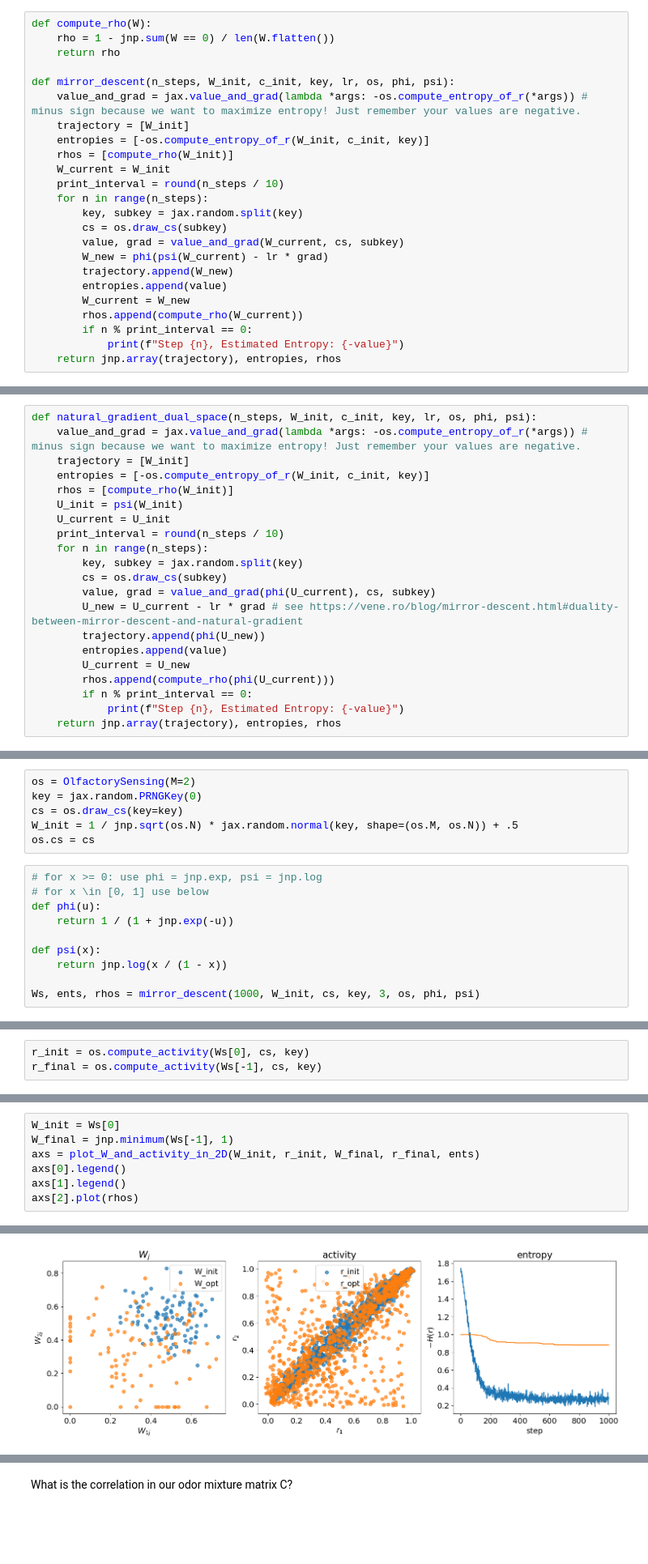
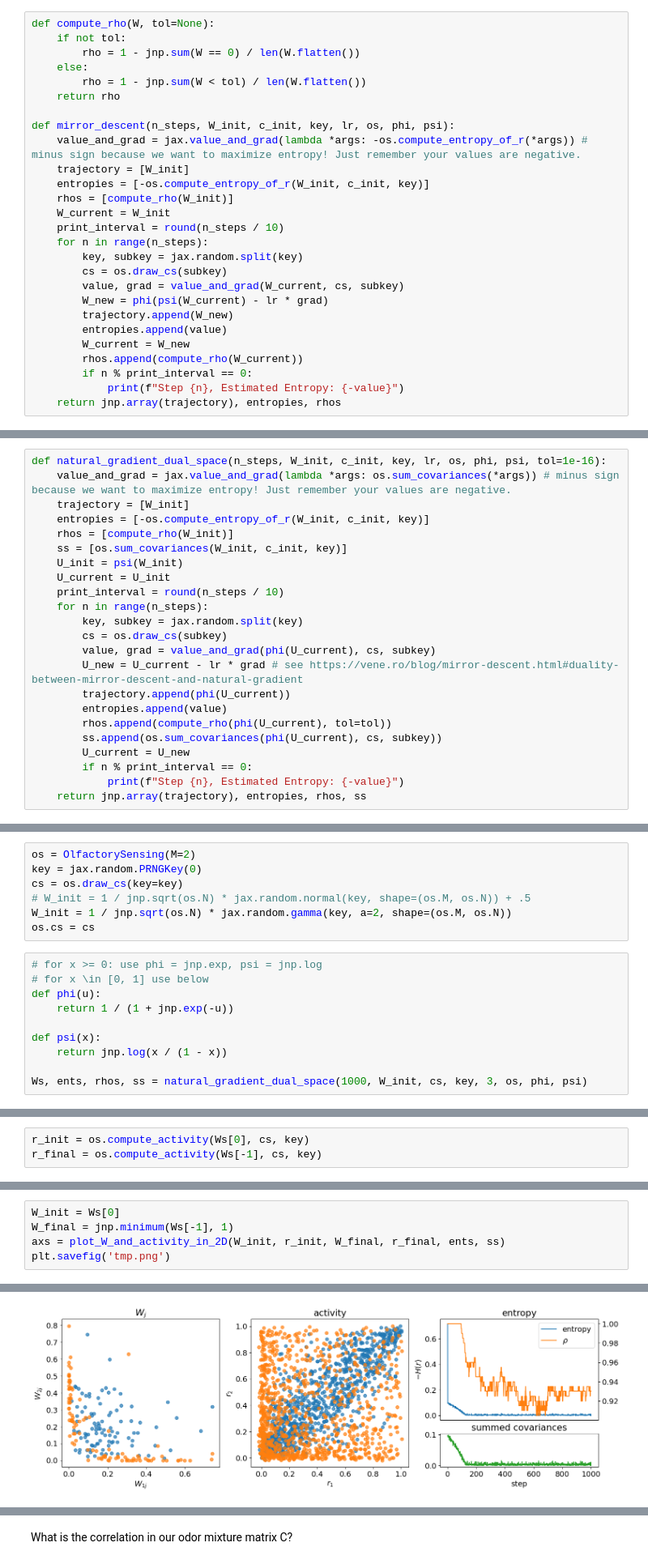
Before and after one commit to juancarlosfdc/noncanonical-olfaction, a Jupyter notebook: canonical-model-jax.ipynb, the cells around one changed output, grey strips where cells are left out. Shown at 81% size. Cells and saved outputs as stored; diff of their text form; blank space fills up the shorter version.

```diff
--- a/canonical-model-jax.ipynb
+++ b/canonical-model-jax.ipynb
@@ -170,8 +180,11 @@ def run_optimization(os, key, W_init, n_steps=int(2e3), param='square', stepsize
 # %% [markdown]
 # much better: mirror descent
 # %%
-def compute_rho(W):
-    rho = 1 - jnp.sum(W == 0) / len(W.flatten())
+def compute_rho(W, tol=None):
+    if not tol:
+        rho = 1 - jnp.sum(W == 0) / len(W.flatten())
+    else:
+        rho = 1 - jnp.sum(W < tol) / len(W.flatten())
     return rho
 
 def mirror_descent(n_steps, W_init, c_init, key, lr, os, phi, psi):
@@ -197,11 +210,12 @@ def mirror_descent(n_steps, W_init, c_init, key, lr, os, phi, psi):
 # even better: natural gradient in dual space
 Equivalent to mirror descent, but more numerically stable
 # %%
-def natural_gradient_dual_space(n_steps, W_init, c_init, key, lr, os, phi, psi):
-    value_and_grad = jax.value_and_grad(lambda *args: -os.compute_entropy_of_r(*args)) # minus sign because we want to maximize entropy! Just remember your values are negative.
+def natural_gradient_dual_space(n_steps, W_init, c_init, key, lr, os, phi, psi, tol=1e-16):
+    value_and_grad = jax.value_and_grad(lambda *args: os.sum_covariances(*args)) # minus sign because we want to maximize entropy! Just remember your values are negative.
     trajectory = [W_init]
     entropies = [-os.compute_entropy_of_r(W_init, c_init, key)]
     rhos = [compute_rho(W_init)]
+    ss = [os.sum_covariances(W_init, c_init, key)]
     U_init = psi(W_init)
     U_current = U_init
     print_interval = round(n_steps / 10)
@@ -210,20 +224,22 @@ def natural_gradient_dual_space(n_steps, W_init, c_init, key, lr, os, phi, psi):
         cs = os.draw_cs(subkey)
         value, grad = value_and_grad(phi(U_current), cs, subkey)
         U_new = U_current - lr * grad # see https://vene.ro/blog/mirror-descent.html#duality-between-mirror-descent-and-natural-gradient
-        trajectory.append(phi(U_new))
+        trajectory.append(phi(U_current))
         entropies.append(value)
+        rhos.append(compute_rho(phi(U_current), tol=tol))
+        ss.append(os.sum_covariances(phi(U_current), cs, subkey))
         U_current = U_new
-        rhos.append(compute_rho(phi(U_current)))
         if n % print_interval == 0:
             print(f"Step {n}, Estimated Entropy: {-value}")
-    return jnp.array(trajectory), entropies, rhos
+    return jnp.array(trajectory), entropies, rhos, ss
 # %% [markdown]
 # M = 2
 # %%
 os = OlfactorySensing(M=2)
 key = jax.random.PRNGKey(0)
 cs = os.draw_cs(key=key)
-W_init = 1 / jnp.sqrt(os.N) * jax.random.normal(key, shape=(os.M, os.N)) + .5
+# W_init = 1 / jnp.sqrt(os.N) * jax.random.normal(key, shape=(os.M, os.N)) + .5
+W_init = 1 / jnp.sqrt(os.N) * jax.random.gamma(key, a=2, shape=(os.M, os.N))
 os.cs = cs
 # %%
 # for x >= 0: use phi = jnp.exp, psi = jnp.log
@@ -234,5 +250,5 @@ def phi(u):
 def psi(x):
     return jnp.log(x / (1 - x))
 
-Ws, ents, rhos = mirror_descent(1000, W_init, cs, key, 3, os, phi, psi)
+Ws, ents, rhos, ss = natural_gradient_dual_space(1000, W_init, cs, key, 3, os, phi, psi)
 # %% [output]
@@ -270,8 +294,6 @@ def plot_W_and_activity_in_2D(W_init, r_init, W_opt, r_opt, entropy):
 # %%
 W_init = Ws[0]
 W_final = jnp.minimum(Ws[-1], 1)
-axs = plot_W_and_activity_in_2D(W_init, r_init, W_final, r_final, ents)
-axs[0].legend()
-axs[1].legend()
-axs[2].plot(rhos)
+axs = plot_W_and_activity_in_2D(W_init, r_init, W_final, r_final, ents, ss)
+plt.savefig('tmp.png')
 # %% [output]
@@ -279 +300 @@ axs[2].plot(rhos)
-[figure, old version]
+[figure, new version]
```
Also changed, not shown: parts of 15 cells of this notebook.
